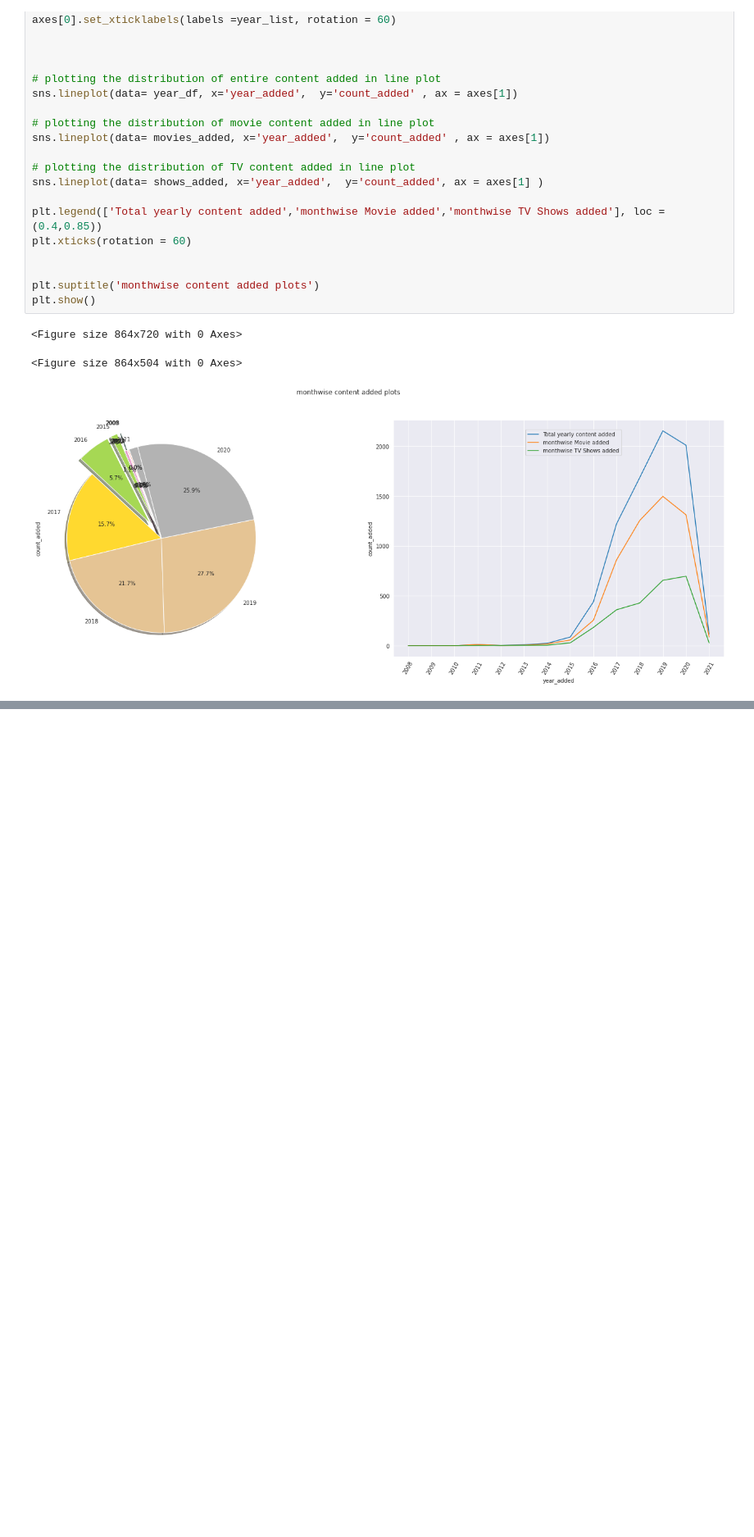
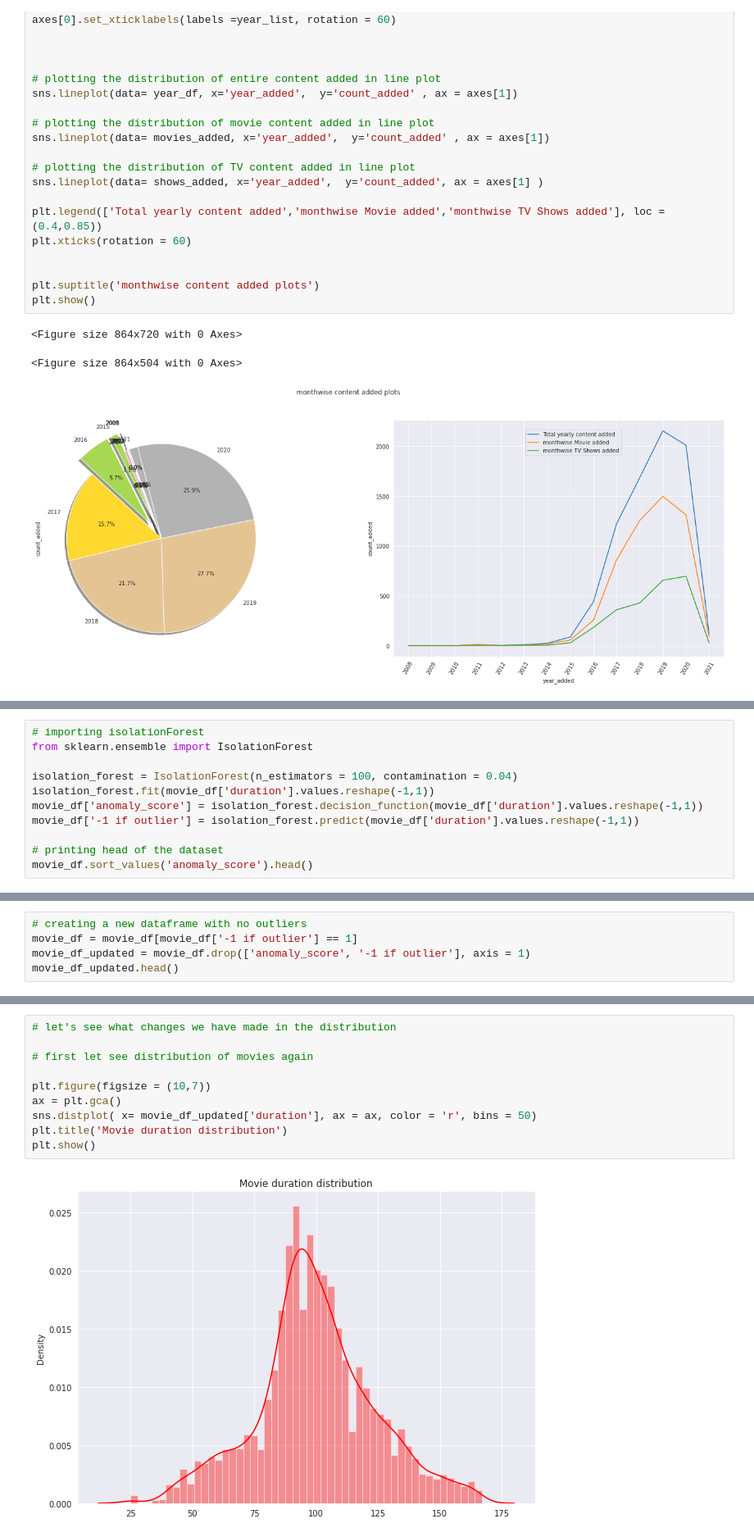
Before and after one commit to MohdSharik99/NETFLIX_MOVIES_AND_TV_SHOWS_CLUSTERING, a Jupyter notebook: NETFLIX_MOVIES_AND_TV_SHOWS_CLUSTERING.ipynb, the cells around one changed output, grey strips where cells are left out. Shown: that part at 82% size. Drawn from its saved outputs; the diff is of its cells as text; blank space fills up the shorter version.

```diff
--- a/NETFLIX_MOVIES_AND_TV_SHOWS_CLUSTERING.ipynb
+++ b/NETFLIX_MOVIES_AND_TV_SHOWS_CLUSTERING.ipynb
@@ -507,0 +675,11 @@ plt.show()
+# %%
+# importing isolationForest
+from sklearn.ensemble import IsolationForest
+
+isolation_forest = IsolationForest(n_estimators = 100, contamination = 0.04)
+isolation_forest.fit(movie_df['duration'].values.reshape(-1,1))
+movie_df['anomaly_score'] = isolation_forest.decision_function(movie_df['duration'].values.reshape(-1,1))
+movie_df['-1 if outlier'] = isolation_forest.predict(movie_df['duration'].values.reshape(-1,1))
+
+# printing head of the dataset
+movie_df.sort_values('anomaly_score').head()
@@ -507,0 +693,5 @@ plt.show()
+# %%
+# creating a new dataframe with no outliers
+movie_df = movie_df[movie_df['-1 if outlier'] == 1]
+movie_df_updated = movie_df.drop(['anomaly_score', '-1 if outlier'], axis = 1)
+movie_df_updated.head()
@@ -507,0 +705,12 @@ plt.show()
+# %%
+# let's see what changes we have made in the distribution
+
+# first let see distribution of movies again
+
+plt.figure(figsize = (10,7))
+ax = plt.gca()
+sns.distplot( x= movie_df_updated['duration'], ax = ax, color = 'r', bins = 50)
+plt.title('Movie duration distribution')
+plt.show()
+# %% [output]
+[figure, added]
```
Also changed, not shown: parts of 29 cells of this notebook.
